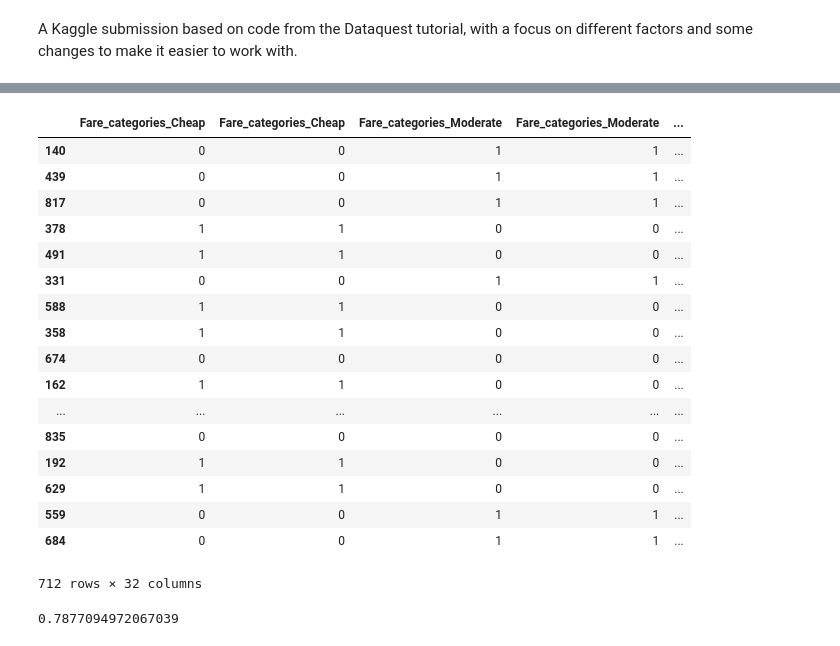
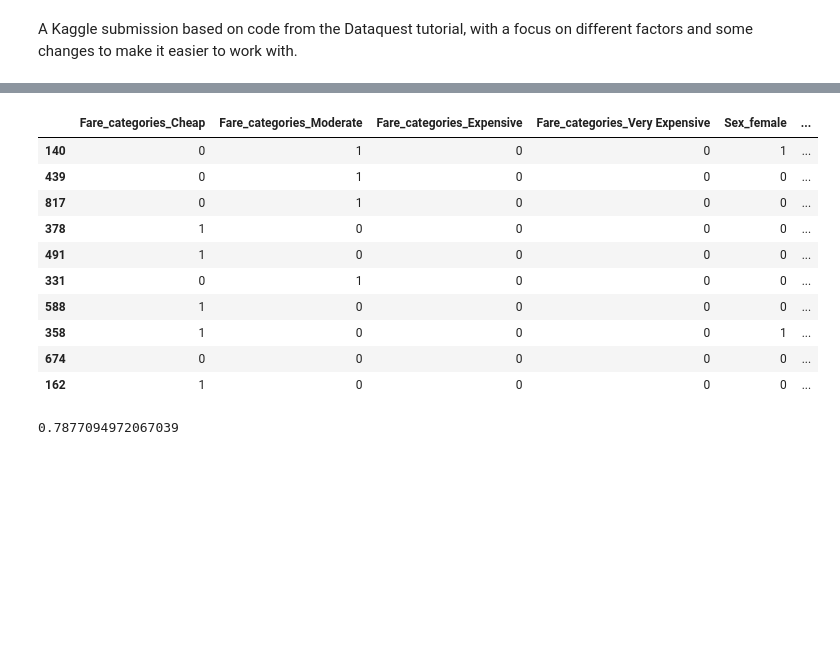
Before and after one commit to Martin-Segall/martin-segall, a Jupyter notebook: Kaggle 1.ipynb, the cells around one changed output, grey strips where cells are left out. Cells and saved outputs as stored; diff of their text form; code cells hidden in the pictures; blank space fills up the shorter version.

```diff
--- a/Kaggle 1.ipynb
+++ b/Kaggle 1.ipynb
@@ -157,30 +119,23 @@ train[dummy_list]
 # %%
 from sklearn.model_selection import train_test_split
 
 all_X = train[dummy_list]
 all_y = train['Survived']
 
 train_X, test_X, train_y, test_y = train_test_split(all_X, all_y, test_size=0.20,random_state=0)
-train_X
+train_X[:10]
 # %% [output]
-|  | Fare_categories_Cheap | Fare_categories_Cheap | Fare_categories_Moderate | Fare_categories_Moderate | ... |
-| 140 | 0 | 0 | 1 | 1 | ... |
-| 439 | 0 | 0 | 1 | 1 | ... |
-| 817 | 0 | 0 | 1 | 1 | ... |
-| 378 | 1 | 1 | 0 | 0 | ... |
-| 491 | 1 | 1 | 0 | 0 | ... |
-| 331 | 0 | 0 | 1 | 1 | ... |
-| 588 | 1 | 1 | 0 | 0 | ... |
-| 358 | 1 | 1 | 0 | 0 | ... |
-| 674 | 0 | 0 | 0 | 0 | ... |
-| 162 | 1 | 1 | 0 | 0 | ... |
-| ... | ... | ... | ... | ... | ... |
-| 835 | 0 | 0 | 0 | 0 | ... |
-| 192 | 1 | 1 | 0 | 0 | ... |
-| 629 | 1 | 1 | 0 | 0 | ... |
-| 559 | 0 | 0 | 1 | 1 | ... |
-| 684 | 0 | 0 | 1 | 1 | ... |
+|  | Fare_categories_Cheap | Fare_categories_Moderate | Fare_categories_Expensive | Fare_categories_Very Expensive | Sex_female | ... |
+| 140 | 0 | 1 | 0 | 0 | 1 | ... |
+| 439 | 0 | 1 | 0 | 0 | 0 | ... |
+| 817 | 0 | 1 | 0 | 0 | 0 | ... |
+| 378 | 1 | 0 | 0 | 0 | 0 | ... |
+| 491 | 1 | 0 | 0 | 0 | 0 | ... |
+| 331 | 0 | 1 | 0 | 0 | 0 | ... |
+| 588 | 1 | 0 | 0 | 0 | 0 | ... |
+| 358 | 1 | 0 | 0 | 0 | 1 | ... |
+| 674 | 0 | 0 | 0 | 0 | 0 | ... |
+| 162 | 1 | 0 | 0 | 0 | 0 | ... |
-712 rows × 32 columns
 # %%
 from sklearn.linear_model import LogisticRegression
 from sklearn.metrics import accuracy_score
```
Also changed, not shown: parts of 8 cells of this notebook, 2 other files.
